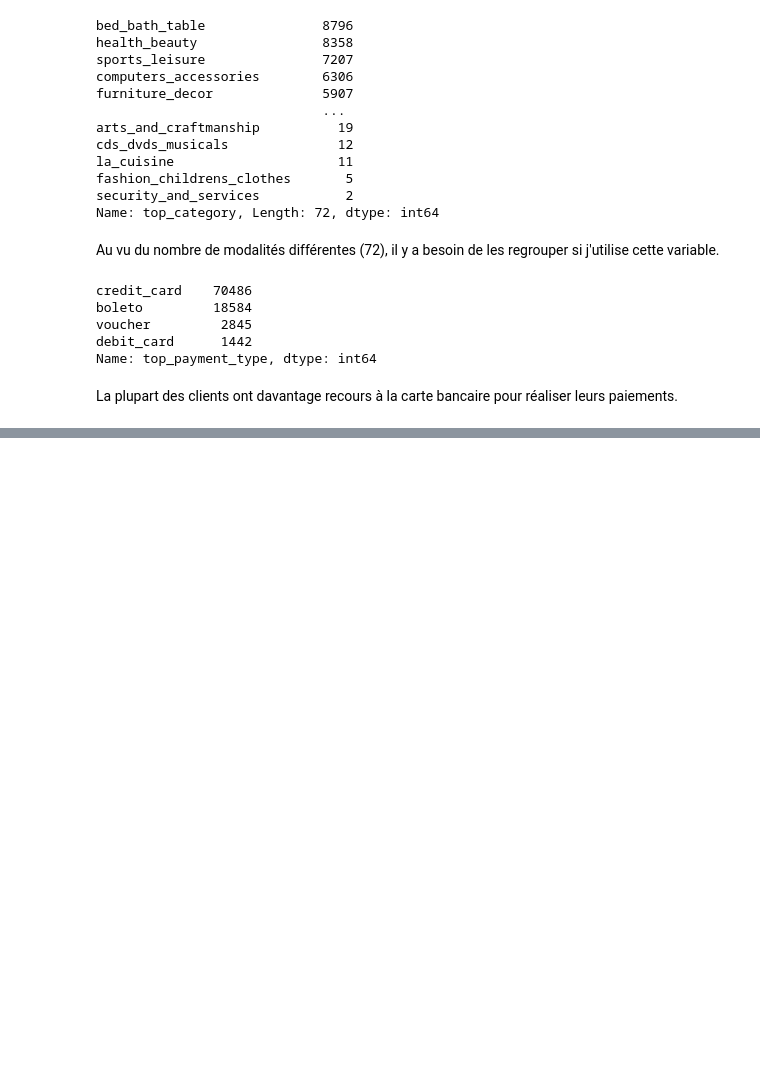
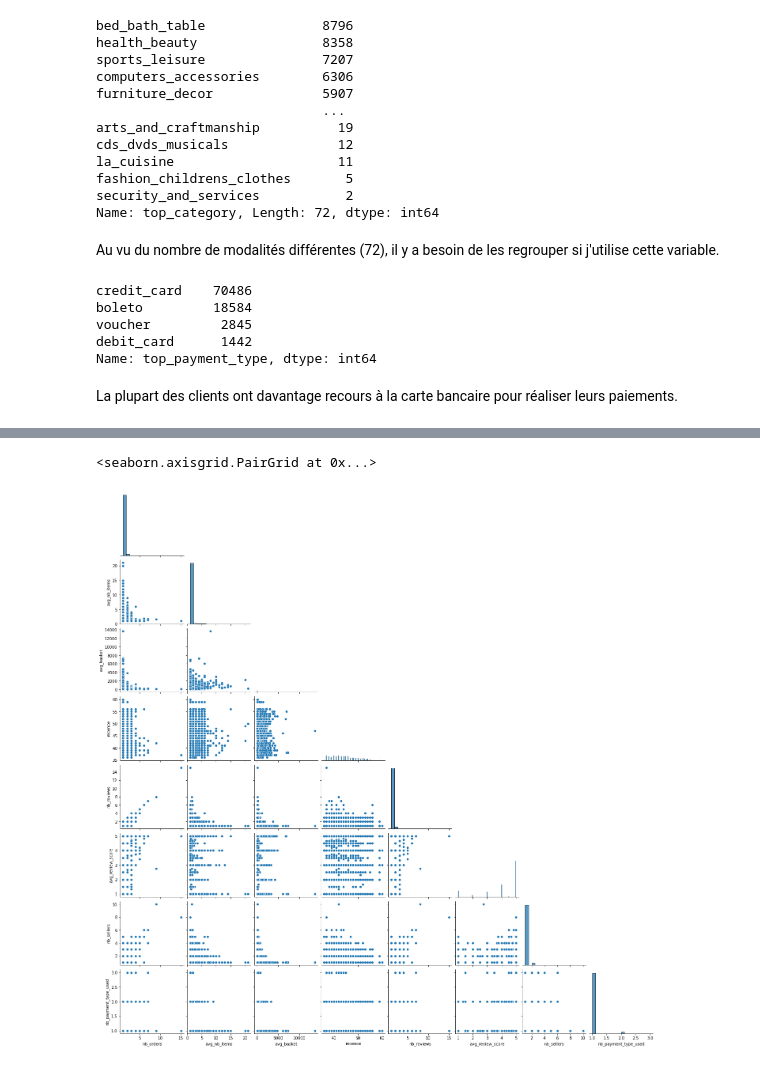
Before and after one commit to sebastienbourgeois/oc-p5-segmenter-clients-site-ecommerce, a Jupyter notebook: POLIST_01_notebookanalyse.ipynb, the cells around one changed output, grey strips where cells are left out. Saved outputs shown, nothing was run; the diff lists cells and outputs as text; code cells hidden in the pictures; blank space fills up the shorter version.

```diff
--- a/POLIST_01_notebookanalyse.ipynb
+++ b/POLIST_01_notebookanalyse.ipynb
@@ -1308,0 +1318,5 @@ La plupart des clients ont davantage recours à la carte bancaire pour réaliser
+# %%
+sns.pairplot(aggregats_par_client, height=2.5, corner=True)
+# %% [output]
+<seaborn.axisgrid.PairGrid at 0x...>
+[figure, added]
```
Also changed, not shown: parts of 3 cells of this notebook.
